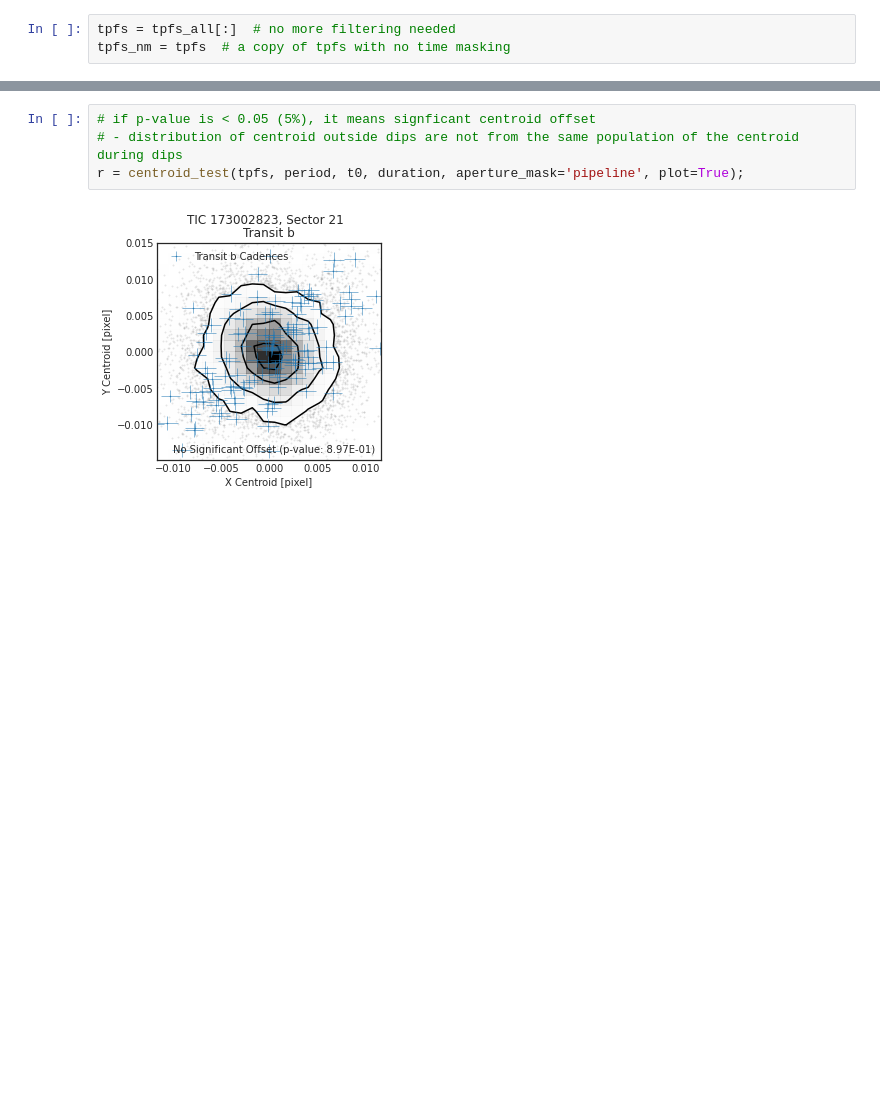
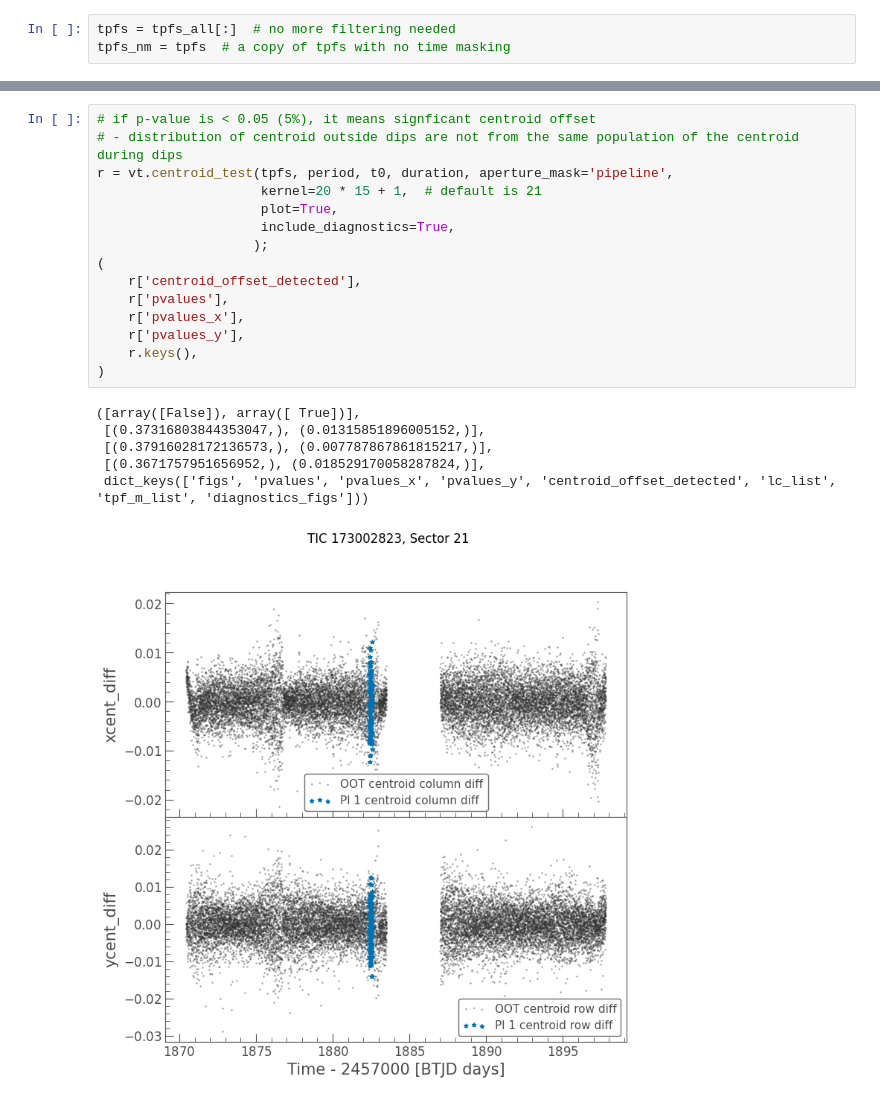
Before and after one commit to orionlee/PH_TESS_I_LightCurveViewer, a Jupyter notebook: targets/173002823/TIC_vetting_centroid-173002823_model_planet_b.ipynb, the cells around one changed output, grey strips where cells are left out. Drawn from its saved outputs; the diff is of its cells as text; blank space fills up the shorter version.

Commit message:
better centroid vetting

```diff
--- a/targets/173002823/TIC_vetting_centroid-173002823_model_planet_b.ipynb
+++ b/targets/173002823/TIC_vetting_centroid-173002823_model_planet_b.ipynb
@@ -51,6 +61,22 @@ axs[-1].axvline(t0, c='red', ymax=0.15, label="planet b model");
 # %%
 # if p-value is < 0.05 (5%), it means signficant centroid offset
 # - distribution of centroid outside dips are not from the same population of the centroid during dips
-r = centroid_test(tpfs, period, t0, duration, aperture_mask='pipeline', plot=True);
+r = vt.centroid_test(tpfs, period, t0, duration, aperture_mask='pipeline',
+                     kernel=20 * 15 + 1,  # default is 21
+                     plot=True,
+                     include_diagnostics=True,
+                    );
+(
+    r['centroid_offset_detected'],
+    r['pvalues'],
+    r['pvalues_x'],
+    r['pvalues_y'],
+    r.keys(),
+)
 # %% [output]
+([array([False]), array([ True])],
+ [(0.37316803844353047,), (0.01315851896005152,)],
+ [(0.37916028172136573,), (0.007787867861815217,)],
+ [(0.3671757951656952,), (0.018529170058287824,)],
+ dict_keys(['figs', 'pvalues', 'pvalues_x', 'pvalues_y', 'centroid_offset_detected', 'lc_list', 'tpf_m_list', 'diagnostics_figs']))
-[figure, old version]
+[figure, new version]
```
Also changed, not shown: parts of 6 cells of this notebook, 1 other file.
